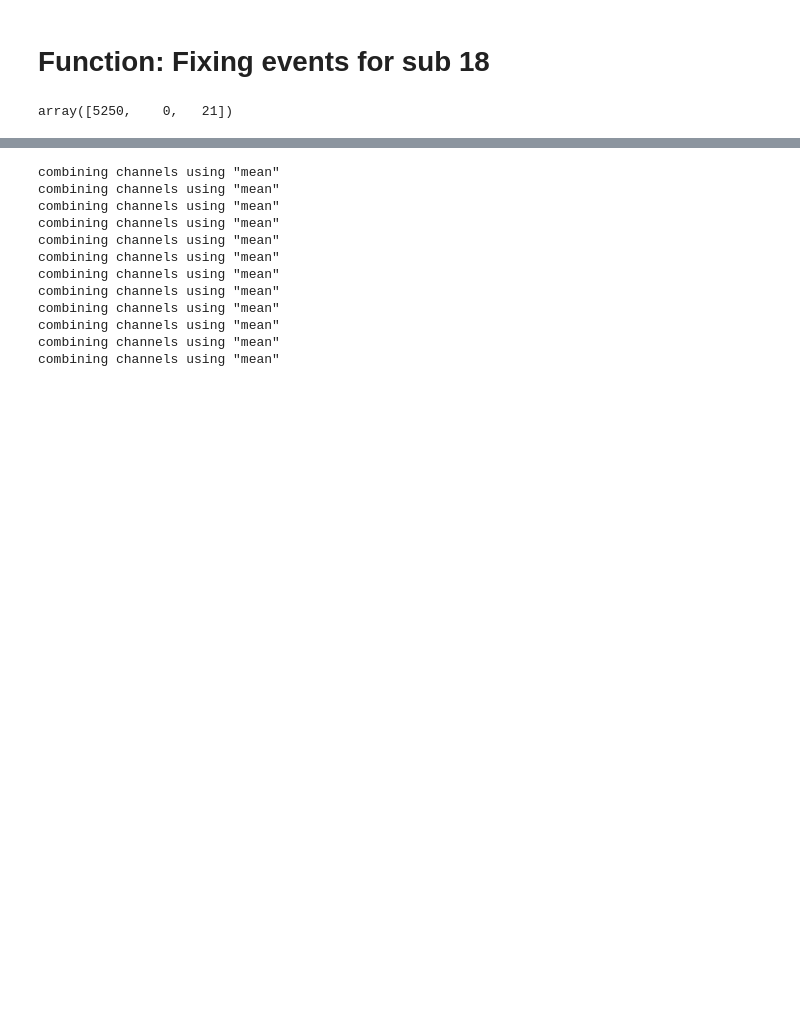
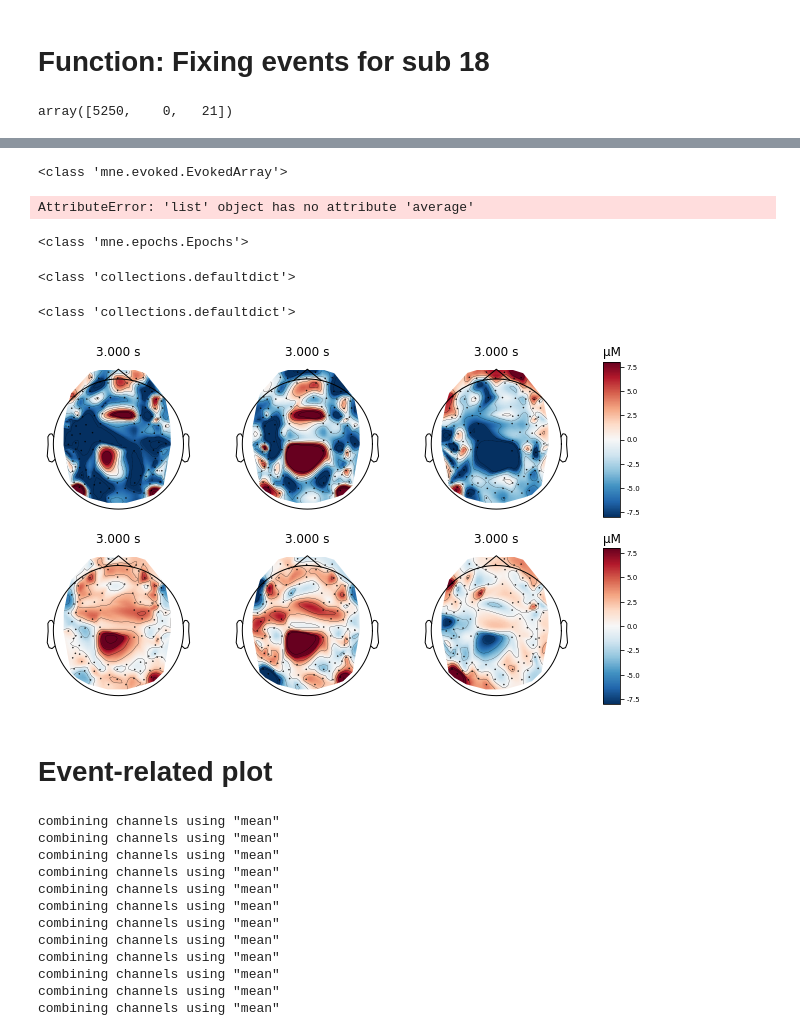
Before and after one commit to sigridbom/BA_fNIRS, a Jupyter notebook: preprocessing_analysis.ipynb, the cells around one changed output, grey strips where cells are left out. Cells and saved outputs as stored; diff of their text form; code cells hidden in the pictures; blank space fills up the shorter version.

```diff
--- a/preprocessing_analysis.ipynb
+++ b/preprocessing_analysis.ipynb
@@ -737,3 +727,66 @@ pprint(epochs.event_id)
+# %%
+type(aud_neg)
+# %% [output]
+<class 'mne.evoked.EvokedArray'>
+# %%
+epochs_aud_neg = df_epochs['Auditory/neg'].average()
+# %% [output]
+AttributeError: 'list' object has no attribute 'average'
+# %%
+type(epochs)
+# %% [output]
+<class 'mne.epochs.Epochs'>
+# %%
+type(df_epochs)
+# %% [output]
+<class 'collections.defaultdict'>
+# %%
+type(all_evokeds)
+# %% [output]
+<class 'collections.defaultdict'>
+# %%
+# problem: ikke average, kun på den sidste participant
+
+fig, axes = plt.subplots(nrows=2, ncols=4, figsize=(9, 5),
+                         gridspec_kw=dict(width_ratios=[1, 1, 1, 0.1]))
+vmin, vmax, ts = -8, 8, 3
+
+evoked_vis = epochs['Visual'].average()
+evoked_aud = epochs['Auditory'].average()
+
+evoked_vis.plot_topomap(ch_type='hbo', times=ts, axes=axes[0, 0],
+                        vmin=vmin, vmax=vmax, colorbar=False,
+                        **topomap_args, show = False)
+evoked_vis.plot_topomap(ch_type='hbr', times=ts, axes=axes[1, 0],
+                        vmin=vmin, vmax=vmax, colorbar=False,
+                        **topomap_args, show = False)
+evoked_aud.plot_topomap(ch_type='hbo', times=ts, axes=axes[0, 1],
+                        vmin=vmin, vmax=vmax, colorbar=False,
+                        **topomap_args, show = False)
+evoked_aud.plot_topomap(ch_type='hbr', times=ts, axes=axes[1, 1],
+                        vmin=vmin, vmax=vmax, colorbar=False,
+                        **topomap_args, show = False)
+
+evoked_diff = mne.combine_evoked([evoked_vis, evoked_aud], weights=[1, -1])
+
+evoked_diff.plot_topomap(ch_type='hbo', times=ts, axes=axes[0, 2:],
+                        vmin=vmin, vmax=vmax, colorbar=True,
+                        **topomap_args, show = False)
+evoked_diff.plot_topomap(ch_type='hbr', times=ts, axes=axes[1, 2:],
+                        vmin=vmin, vmax=vmax, colorbar=True,
+                        **topomap_args)
+
+for column, condition in enumerate(
+        ['Visual', 'Auditory', 'Vis-aud']):
+    for row, chroma in enumerate(['HbO', 'HbR']):
+        axes[row, column].set_title('{}: {}'.format(chroma, condition))
+fig.tight_layout()
+
+#fig.savefig('figures_grand_average/average_evoked.pdf')
+# %% [output]
+[figure, added]
+# %% [markdown]
+# Event-related plot
 # %%
 # Specify the figure size and limits per chromophore
 fig, axes = plt.subplots(nrows=1, ncols=len(all_evokeds), figsize=(17, 5))
```
Also changed, not shown: parts of 23 cells of this notebook.
